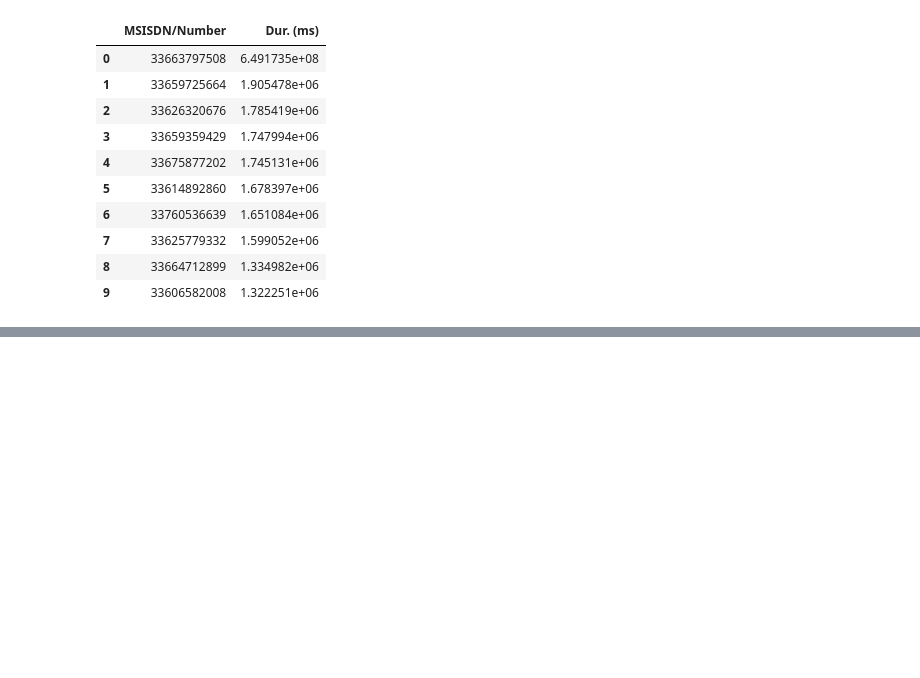
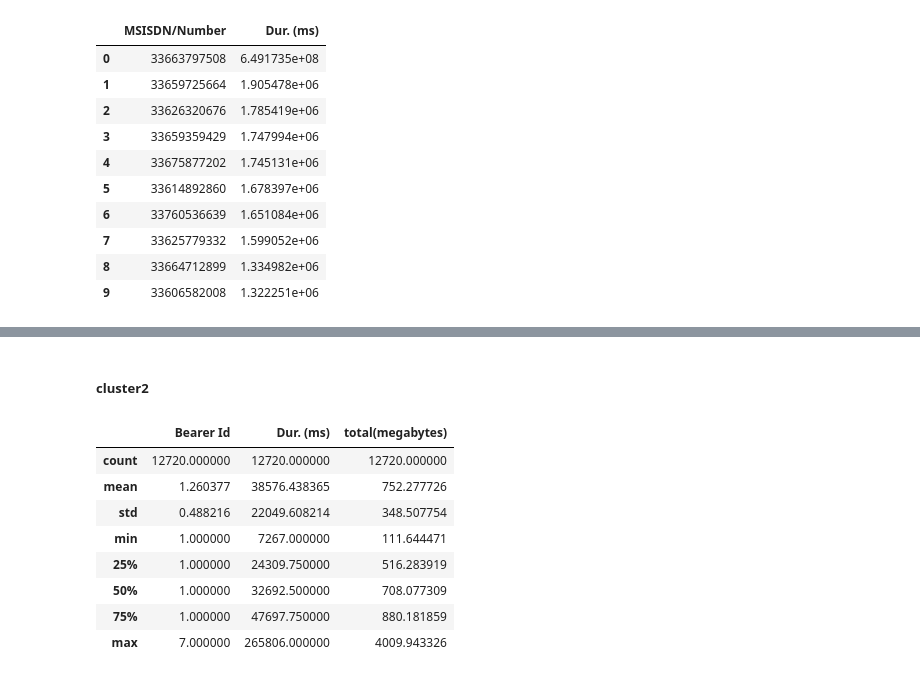
Before and after one commit to skevin-dev/telecommunication_user_analytics, a Jupyter notebook: notebooks/Engagement_analyses.ipynb, the cells around one changed output, grey strips where cells are left out. Saved outputs shown, nothing was run; the diff lists cells and outputs as text; code cells hidden in the pictures; blank space fills up the shorter version.

```diff
--- a/notebooks/Engagement_analyses.ipynb
+++ b/notebooks/Engagement_analyses.ipynb
@@ -178,0 +231,15 @@ plt.show()
+# %% [markdown]
+##### cluster2
+# %%
+df_cluster2 = df4[df4['clusters']==1]
+df_cluster2.describe().iloc[:,:-1]
+# %% [output]
+|  | Bearer Id | Dur. (ms) | total(megabytes) |
+| count | 12720.000000 | 12720.000000 | 12720.000000 |
+| mean | 1.260377 | 38576.438365 | 752.277726 |
+| std | 0.488216 | 22049.608214 | 348.507754 |
+| min | 1.000000 | 7267.000000 | 111.644471 |
+| 25% | 1.000000 | 24309.750000 | 516.283919 |
+| 50% | 1.000000 | 32692.500000 | 708.077309 |
+| 75% | 1.000000 | 47697.750000 | 880.181859 |
+| max | 7.000000 | 265806.000000 | 4009.943326 |
```
Also changed, not shown: parts of 36 cells of this notebook.
